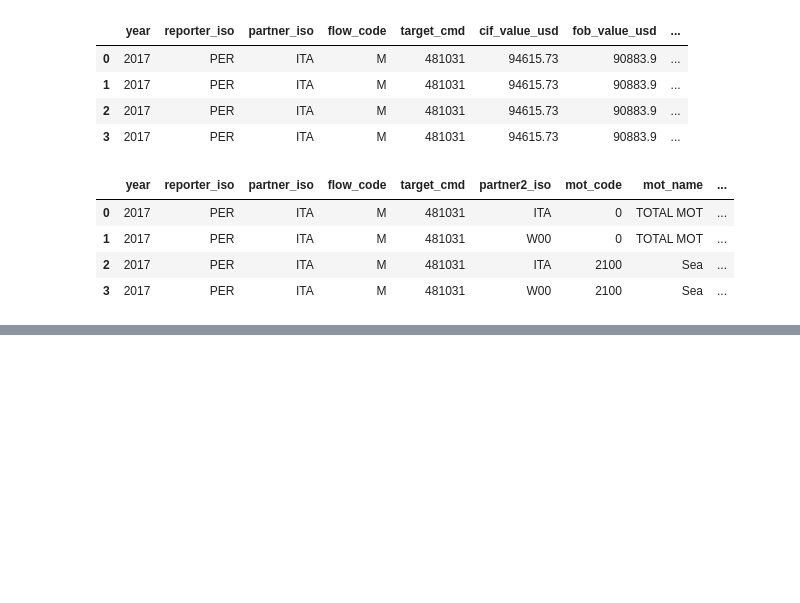
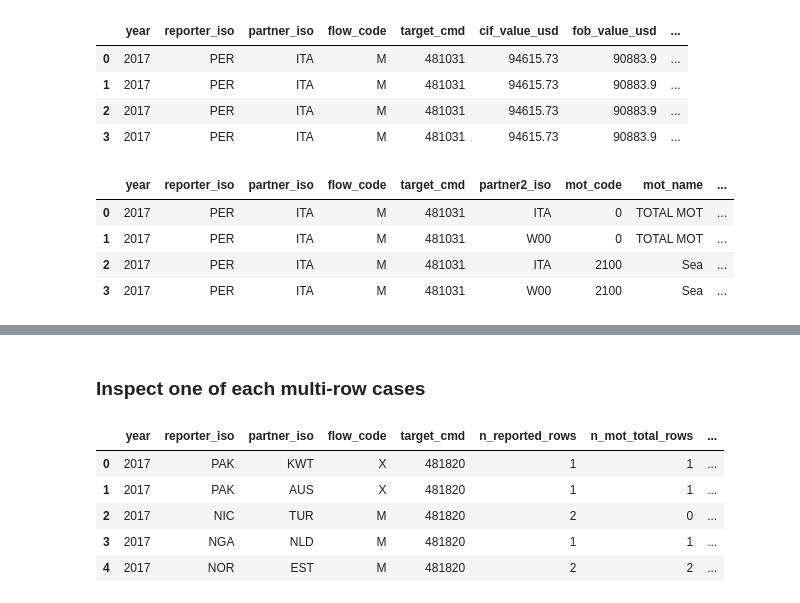
Before and after one commit to TI-ForestProductsMarkets/vacoda, a Jupyter notebook: notebooks/09_hs_sync_output_inspection.ipynb, the cells around one changed output, grey strips where cells are left out. Saved outputs shown, nothing was run; the diff lists cells and outputs as text; code cells hidden in the pictures; blank space fills up the shorter version.

```diff
--- a/notebooks/09_hs_sync_output_inspection.ipynb
+++ b/notebooks/09_hs_sync_output_inspection.ipynb
@@ -1411,0 +2245,79 @@ check
+# %% [markdown]
+### Inspect one of each multi-row cases
+# %%
+structure_groups = duckdb.sql(
+    f"""
+    WITH groups AS (
+        SELECT
+            year,
+            reporter_iso,
+            partner_iso,
+            flow_code,
+            target_cmd,
+
+            COUNT(*) AS n_reported_rows,
+
+            COUNT(*) FILTER (
+                WHERE mot_code = 0
+            ) AS n_mot_total_rows,
+
+            COUNT(*) FILTER (
+                WHERE mot_code <> 0
+            ) AS n_mot_detail_rows,
+
+            COUNT(*) FILTER (
+                WHERE partner2_iso = 'W00'
+            ) AS n_partner2_total_rows,
+
+            COUNT(*) FILTER (
+                WHERE partner2_iso <> 'W00'
+            ) AS n_partner2_detail_rows
+
+        FROM read_parquet('{prepared_path}')
+
+        GROUP BY
+            year,
+            reporter_iso,
+            partner_iso,
+            flow_code,
+            target_cmd
+    )
+
+    SELECT
+        *,
+
+        CASE
+            WHEN n_reported_rows = 1
+                THEN 'single_row'
+
+            WHEN n_mot_total_rows = 0
+             AND n_partner2_total_rows = 0
+                THEN 'partner2_detail_x_mot_detail'
+
+            WHEN n_mot_total_rows = 0
+             AND n_partner2_detail_rows = 0
+                THEN 'partner2_total_x_mot_detail'
+
+            WHEN n_mot_detail_rows = 0
+             AND n_partner2_total_rows = 0
+                THEN 'partner2_detail_x_mot_total'
+
+            WHEN n_mot_detail_rows = 0
+             AND n_partner2_detail_rows = 0
+                THEN 'partner2_total_x_mot_total'
+
+            ELSE 'unclassified'
+        END AS structure_class
+
+    FROM groups
+    """
+).df()
+
+structure_groups.head()
+# %% [output]
+|  | year | reporter_iso | partner_iso | flow_code | target_cmd | n_reported_rows | n_mot_total_rows | ... |
+| 0 | 2017 | PAK | KWT | X | 481820 | 1 | 1 | ... |
+| 1 | 2017 | PAK | AUS | X | 481820 | 1 | 1 | ... |
+| 2 | 2017 | NIC | TUR | M | 481820 | 2 | 0 | ... |
+| 3 | 2017 | NGA | NLD | M | 481820 | 1 | 1 | ... |
+| 4 | 2017 | NOR | EST | M | 481820 | 2 | 2 | ... |
```
Also changed, not shown: parts of 18 cells of this notebook, 5 other files.
